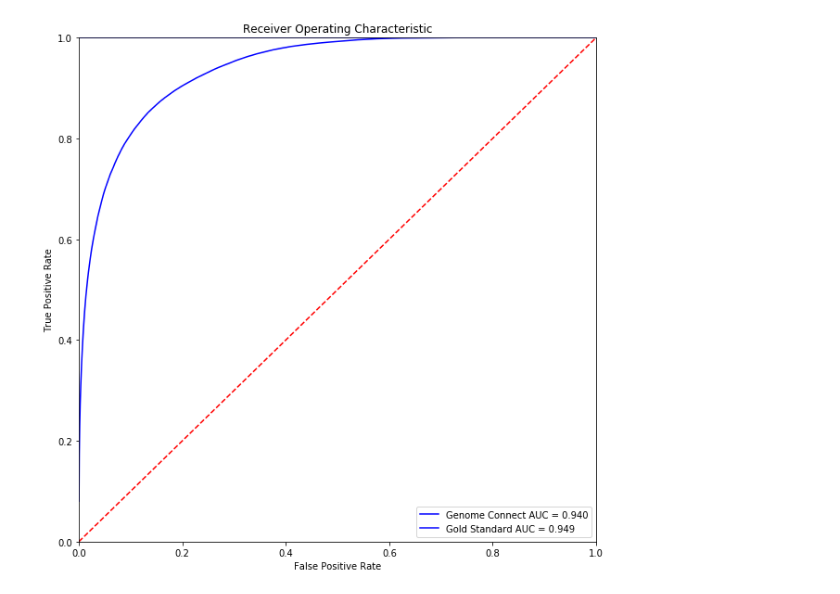
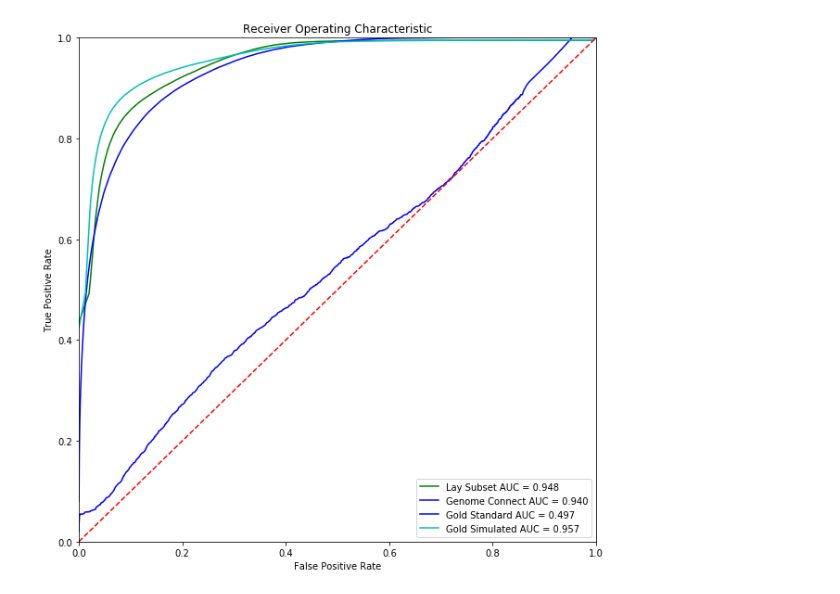
Before and after one commit to monarch-initiative/hpo-survey-analysis, a Jupyter notebook: notebooks/create-roc-curve.ipynb, the cells around one changed output. Drawn from its saved outputs; the diff is of its cells as text; code cells hidden in the pictures.

```diff
--- a/notebooks/create-roc-curve.ipynb
+++ b/notebooks/create-roc-curve.ipynb
@@ -14,34 +14,34 @@ def get_tpr_fpr(file) -> Tuple[List[int], List[int]]:
 
             fpr.append( int(false_pos) / (int(false_pos) + int(true_neg)) )
             tpr.append( int(true_pos) / (int(true_pos) + int(false_neg)) )
 
     return fpr, tpr
 
 
 lay_fpr, lay_tpr = get_tpr_fpr('../data/confusion_matrices/lay-confusion.tsv')
-gold_fpr, gold_tpr = get_tpr_fpr('../data/confusion_matrices/gold-best-confusion.tsv')
+gold_fpr, gold_tpr = get_tpr_fpr('../data/confusion_matrices/gold-confusion.tsv')
 gc_fpr, gc_tpr = get_tpr_fpr('../data/confusion_matrices/gc-confusion.tsv')
 sim_fpr, sim_tpr = get_tpr_fpr('../data/confusion_matrices/simulated-confusion.tsv')
 
 gc_auc = auc(gc_fpr, gc_tpr)
 lay_auc = auc(lay_fpr, lay_tpr)
 gold_auc = auc(gold_fpr, gold_tpr)
 sim_auc = auc(sim_fpr, sim_tpr)
 
 
 plt.figure(figsize=(10,10))
 plt.title('Receiver Operating Characteristic')
-#plt.plot(lay_fpr, lay_tpr, 'g', label = 'Lay Subset AUC = %0.3f' % lay_auc)
+plt.plot(lay_fpr, lay_tpr, 'g', label = 'Lay Subset AUC = %0.3f' % lay_auc)
 plt.plot(gc_fpr, gc_tpr, 'b', label = 'Genome Connect AUC = %0.3f' % gc_auc)
 plt.plot(gold_fpr, gold_tpr, 'b', label = 'Gold Standard AUC = %0.3f' % gold_auc)
-#plt.plot(sim_fpr, sim_tpr, 'c', label = 'Gold Simulated AUC = %0.3f' % sim_auc)
+plt.plot(sim_fpr, sim_tpr, 'c', label = 'Gold Simulated AUC = %0.3f' % sim_auc)
 
 plt.legend(loc = 'lower right')
 plt.plot([0, 1], [0, 1],'r--')
 plt.xlim([0, 1])
 plt.ylim([0, 1])
 plt.ylabel('True Positive Rate')
 plt.xlabel('False Positive Rate')
 plt.show()
 # %% [output]
-[figure, old version]
+[figure, new version]
```
Also changed, not shown: 2 other files.
